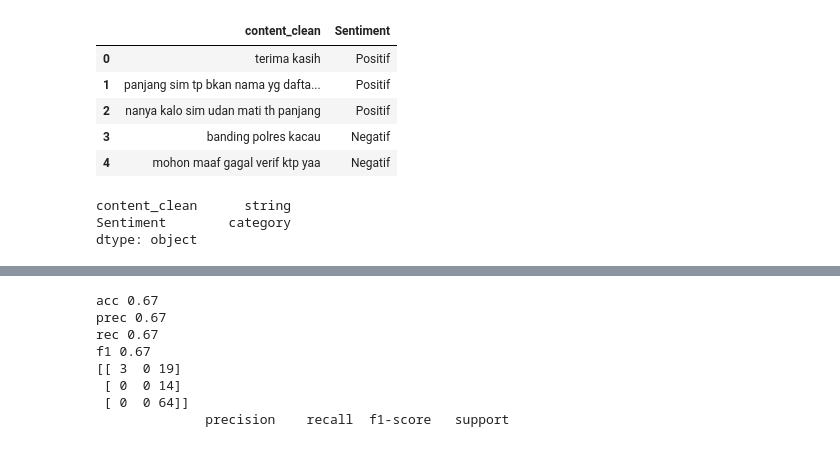
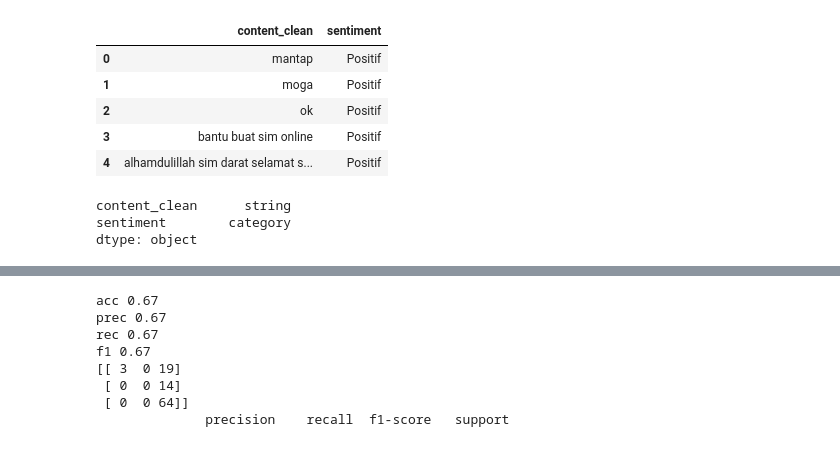
Before and after one commit to bintangeditya/Text-Mining-Digital-Korlantas-Review, a Jupyter notebook: Classifier Digital Korlantas Text Mining.ipynb, the cells around one changed output, grey strips where cells are left out. Cells and saved outputs as stored; diff of their text form; code cells hidden in the pictures.

```diff
--- a/Classifier Digital Korlantas Text Mining.ipynb
+++ b/Classifier Digital Korlantas Text Mining.ipynb
@@ -13,25 +13,25 @@ from sklearn.metrics import confusion_matrix, classification_report
 # %%
 # Load dataset
 def load_data():
-    data = pd.read_csv("Data/digital_korlantas_reviews_cleaned.csv")
+    data = pd.read_csv("digital_korlantas_reviews_5000_p.csv")
     return data
 
 df = load_data()
-df = df[["content_clean","Sentiment"]]
+df = df[["content_clean","sentiment"]]
 df.head()
 # %% [output]
-|  | content_clean | Sentiment |
-| 0 | terima kasih | Positif |
-| 1 | panjang sim tp bkan nama yg dafta... | Positif |
-| 2 | nanya kalo sim udan mati th panjang | Positif |
-| 3 | banding polres kacau | Negatif |
-| 4 | mohon maaf gagal verif ktp yaa | Negatif |
+|  | content_clean | sentiment |
+| 0 | mantap | Positif |
+| 1 | moga | Positif |
+| 2 | ok | Positif |
+| 3 | bantu buat sim online | Positif |
+| 4 | alhamdulillah sim darat selamat s... | Positif |
 # %%
-df = df.astype({"content_clean":"string","Sentiment":"category"})
+df = df.astype({"content_clean":"string","sentiment":"category"})
 df.dtypes
 # %% [output]
 content_clean      string
-Sentiment        category
+sentiment        category
 dtype: object
 # %%
 tf = TfidfVectorizer()
```
Also changed, not shown: parts of 3 cells of this notebook, 3 other files.
